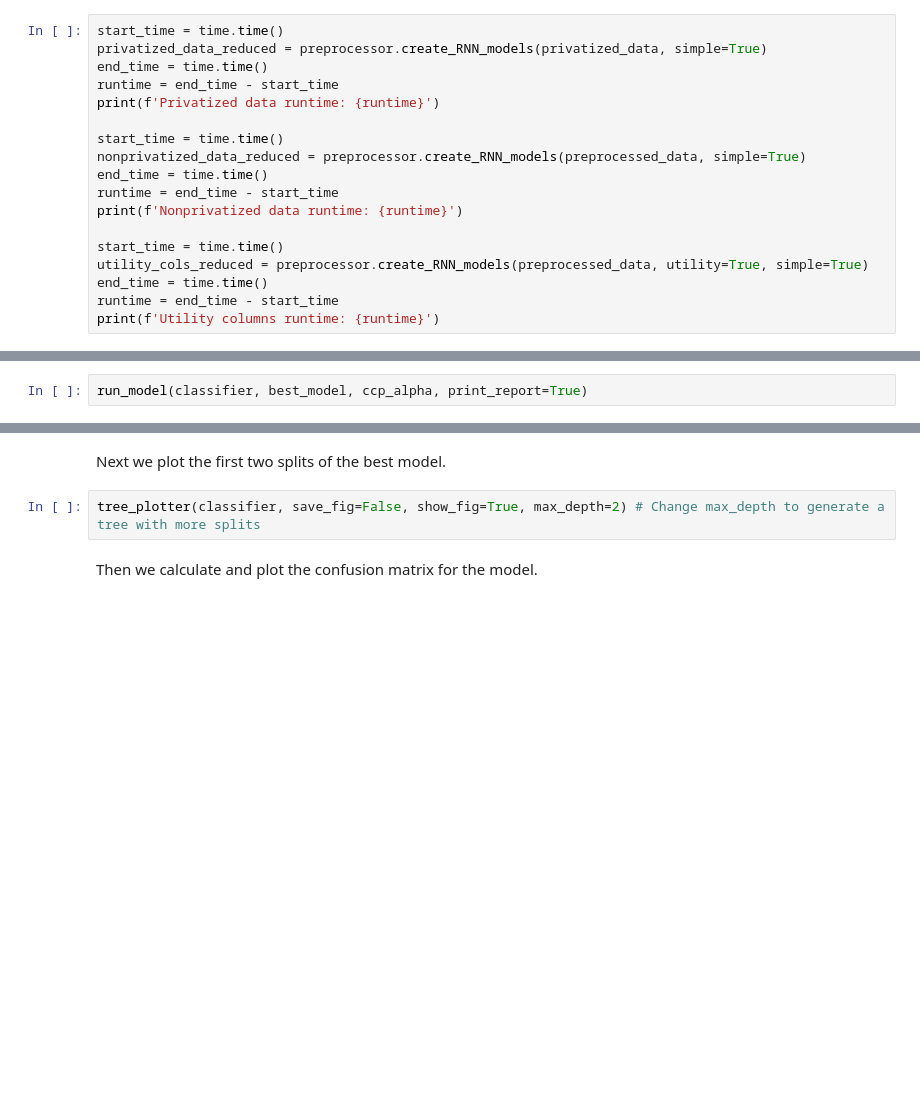
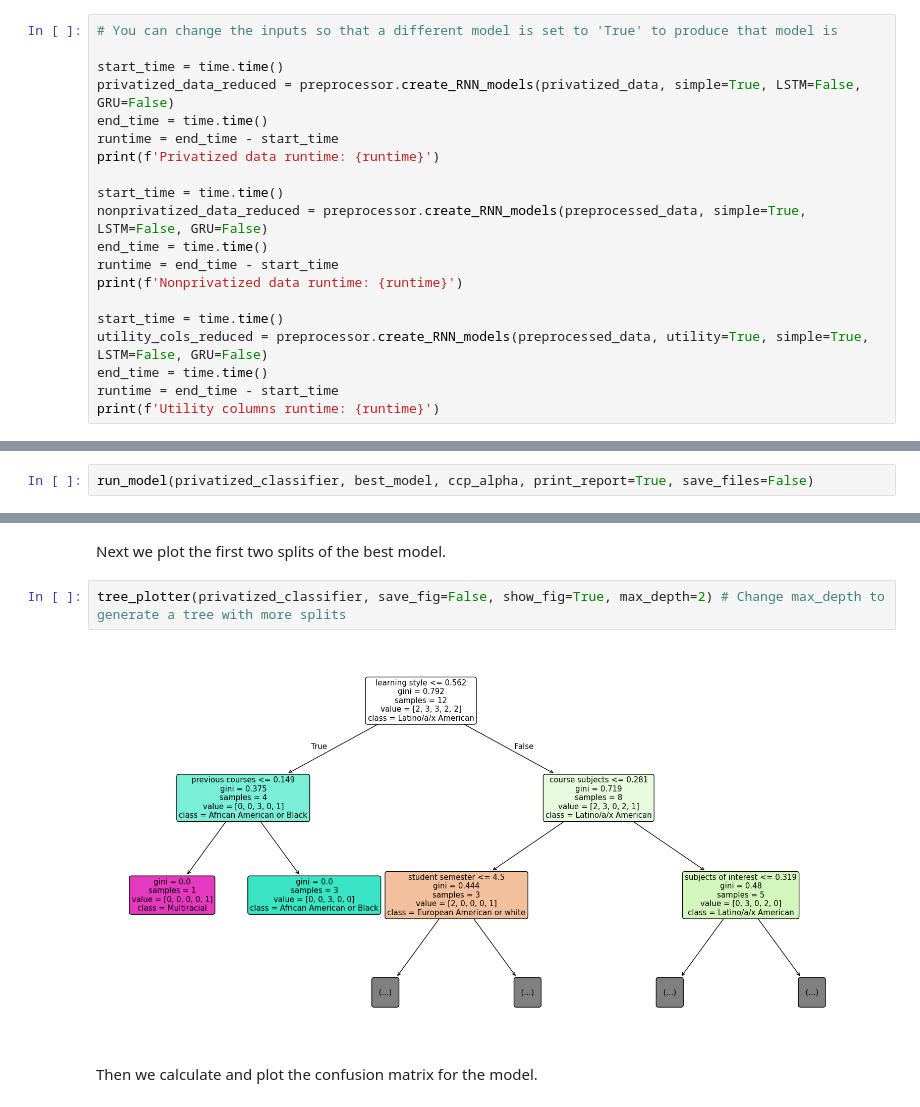
Before and after one commit to austineamonn/SummerResearch2024, a Jupyter notebook: notebooks/main.ipynb, the cells around one changed output, grey strips where cells are left out. Cells and saved outputs as stored; diff of their text form; blank space fills up the shorter version.

```diff
--- a/notebooks/main.ipynb
+++ b/notebooks/main.ipynb
@@ -295,20 +293,22 @@ Since 'create_RNN_models' takes in a dataframe, there is no need to create a new
 
 Let's also calculate and compare the runtimes.
 # %%
+# You can change the inputs so that a different model is set to 'True' to produce that model is
+
 start_time = time.time()
-privatized_data_reduced = preprocessor.create_RNN_models(privatized_data, simple=True)
+privatized_data_reduced = preprocessor.create_RNN_models(privatized_data, simple=True, LSTM=False, GRU=False)
 end_time = time.time()
 runtime = end_time - start_time
 print(f'Privatized data runtime: {runtime}')
 
 start_time = time.time()
-nonprivatized_data_reduced = preprocessor.create_RNN_models(preprocessed_data, simple=True)
+nonprivatized_data_reduced = preprocessor.create_RNN_models(preprocessed_data, simple=True, LSTM=False, GRU=False)
 end_time = time.time()
 runtime = end_time - start_time
 print(f'Nonprivatized data runtime: {runtime}')
 
 start_time = time.time()
-utility_cols_reduced = preprocessor.create_RNN_models(preprocessed_data, utility=True, simple=True)
+utility_cols_reduced = preprocessor.create_RNN_models(preprocessed_data, utility=True, simple=True, LSTM=False, GRU=False)
 end_time = time.time()
 runtime = end_time - start_time
 print(f'Utility columns runtime: {runtime}')
@@ -535,4 +570,4 @@ TypeError: get_best_model() got an unexpected keyword argument 'show_fig'
 # %% [markdown]
 Next, we use this best model and run a full model on all the data. This also prints the model's classification report.
 # %%
-run_model(classifier, best_model, ccp_alpha, print_report=True)
+run_model(privatized_classifier, best_model, ccp_alpha, print_report=True, save_files=False)
@@ -539,7 +588,9 @@ run_model(classifier, best_model, ccp_alpha, print_report=True)
 # %% [markdown]
 Next we plot the first two splits of the best model.
 # %%
-tree_plotter(classifier, save_fig=False, show_fig=True, max_depth=2) # Change max_depth to generate a tree with more splits
+tree_plotter(privatized_classifier, save_fig=False, show_fig=True, max_depth=2) # Change max_depth to generate a tree with more splits
+# %% [output]
+[figure, added]
 # %% [markdown]
 Then we calculate and plot the confusion matrix for the model.
 # %%
```
Also changed, not shown: parts of 53 cells of this notebook, 3 other files.
